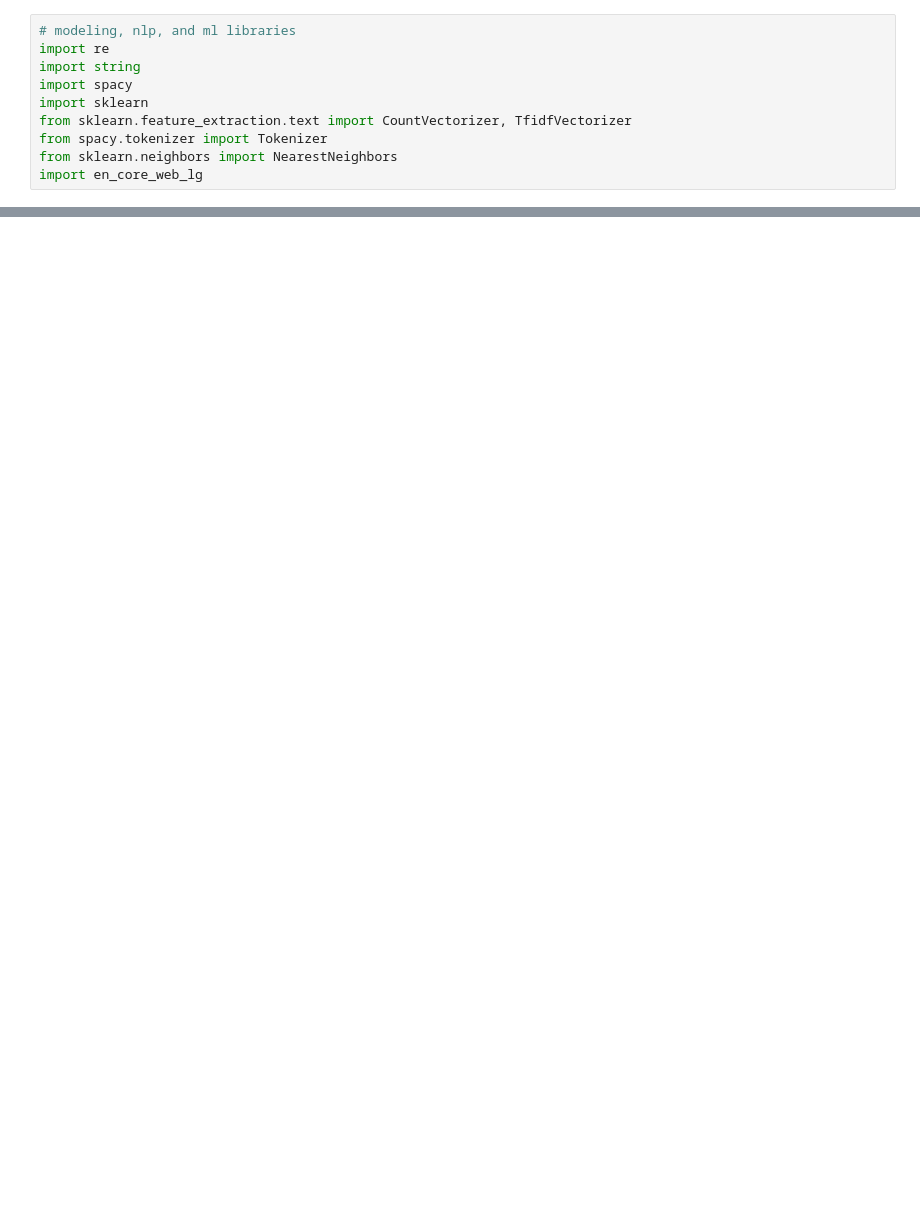
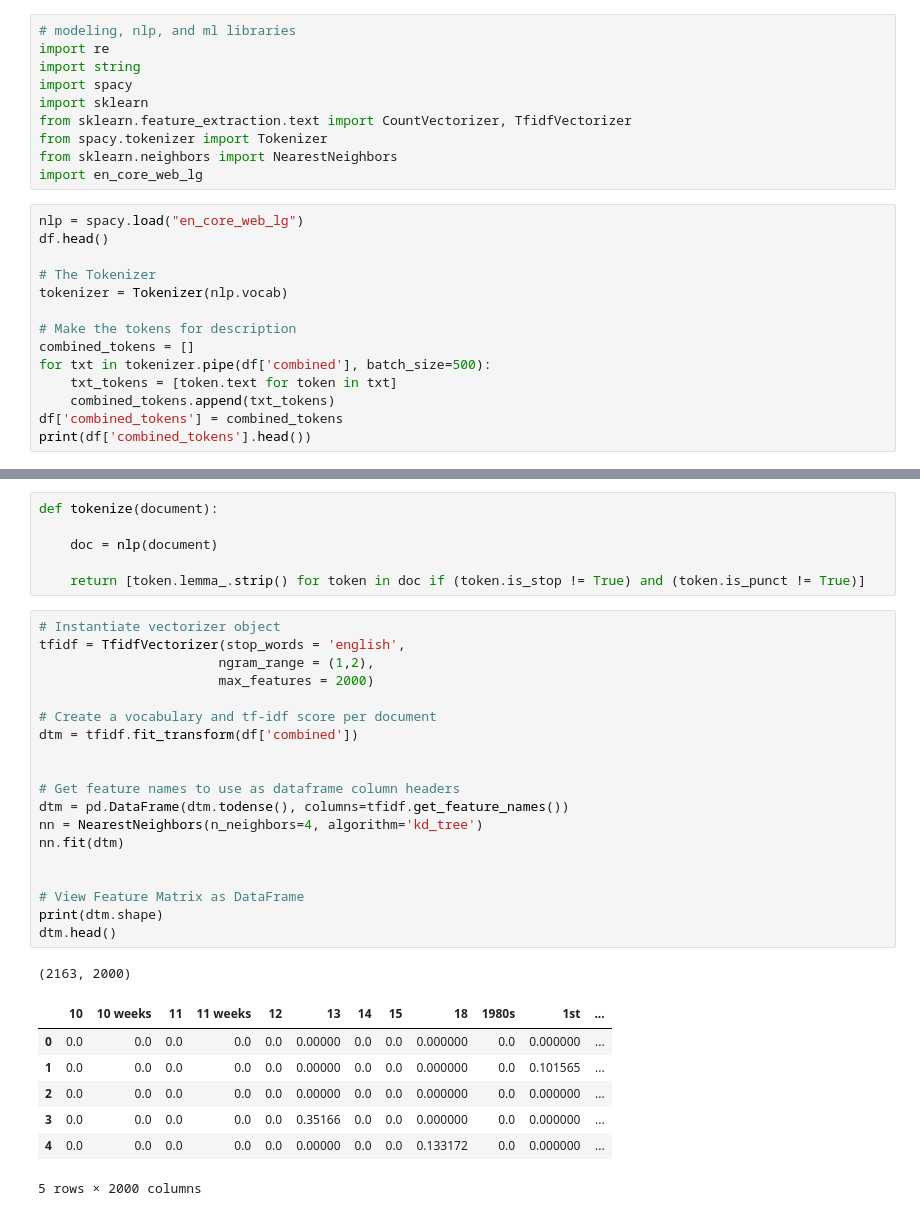
Before and after one commit to jordantcarlisle/med-cab-193, a Jupyter notebook: notebooks/medcab_ml.ipynb, the cells around one changed output, grey strips where cells are left out. Cells and saved outputs as stored; diff of their text form; blank space fills up the shorter version.

```diff
--- a/notebooks/medcab_ml.ipynb
+++ b/notebooks/medcab_ml.ipynb
@@ -30,3 +88,17 @@ from sklearn.feature_extraction.text import CountVectorizer, TfidfVectorizer
 from spacy.tokenizer import Tokenizer
 from sklearn.neighbors import NearestNeighbors
 import en_core_web_lg
+# %%
+nlp = spacy.load("en_core_web_lg")
+df.head()
+
+# The Tokenizer
+tokenizer = Tokenizer(nlp.vocab)
+
+# Make the tokens for description
+combined_tokens = []
+for txt in tokenizer.pipe(df['combined'], batch_size=500):
+    txt_tokens = [token.text for token in txt]
+    combined_tokens.append(txt_tokens)
+df['combined_tokens'] = combined_tokens
+print(df['combined_tokens'].head())
@@ -32,0 +141,34 @@ import en_core_web_lg
+# %%
+def tokenize(document):
+
+    doc = nlp(document)
+
+    return [token.lemma_.strip() for token in doc if (token.is_stop != True) and (token.is_punct != True)]
+# %%
+# Instantiate vectorizer object
+tfidf = TfidfVectorizer(stop_words = 'english',
+                       ngram_range = (1,2),
+                       max_features = 2000)
+
+# Create a vocabulary and tf-idf score per document
+dtm = tfidf.fit_transform(df['combined'])
+
+
+# Get feature names to use as dataframe column headers
+dtm = pd.DataFrame(dtm.todense(), columns=tfidf.get_feature_names())
+nn = NearestNeighbors(n_neighbors=4, algorithm='kd_tree')
+nn.fit(dtm)
+
+
+# View Feature Matrix as DataFrame
+print(dtm.shape)
+dtm.head()
+# %% [output]
+(2163, 2000)
+|  | 10 | 10 weeks | 11 | 11 weeks | 12 | 13 | 14 | 15 | 18 | 1980s | 1st | ... |
+| 0 | 0.0 | 0.0 | 0.0 | 0.0 | 0.0 | 0.00000 | 0.0 | 0.0 | 0.000000 | 0.0 | 0.000000 | ... |
+| 1 | 0.0 | 0.0 | 0.0 | 0.0 | 0.0 | 0.00000 | 0.0 | 0.0 | 0.000000 | 0.0 | 0.101565 | ... |
+| 2 | 0.0 | 0.0 | 0.0 | 0.0 | 0.0 | 0.00000 | 0.0 | 0.0 | 0.000000 | 0.0 | 0.000000 | ... |
+| 3 | 0.0 | 0.0 | 0.0 | 0.0 | 0.0 | 0.35166 | 0.0 | 0.0 | 0.000000 | 0.0 | 0.000000 | ... |
+| 4 | 0.0 | 0.0 | 0.0 | 0.0 | 0.0 | 0.00000 | 0.0 | 0.0 | 0.133172 | 0.0 | 0.000000 | ... |
+5 rows × 2000 columns
```
Also changed, not shown: parts of 29 cells of this notebook, 4 other files.
